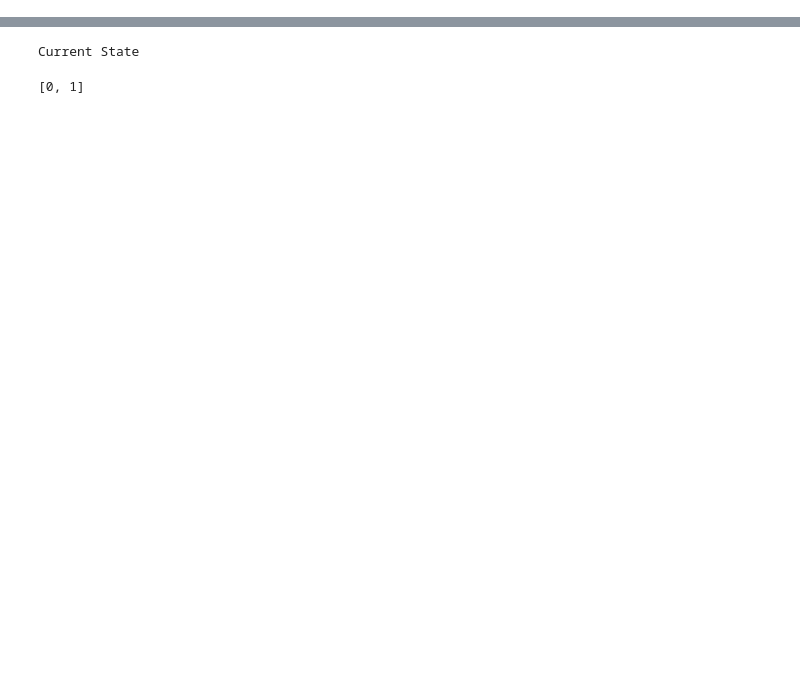
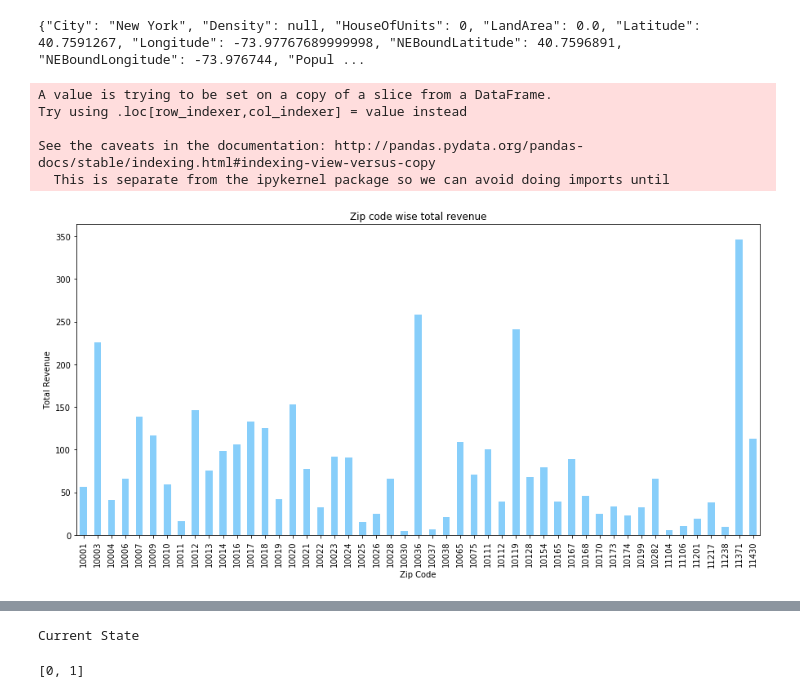
Before and after one commit to marufdsi/TaxiRevenue, a Jupyter notebook: Visualize Trip Data.ipynb, the cells around one changed output, grey strips where cells are left out. Drawn from its saved outputs; the diff is of its cells as text; code cells hidden in the pictures; blank space fills up the shorter version.

```diff
--- a/Visualize Trip Data.ipynb
+++ b/Visualize Trip Data.ipynb
@@ -33,4 +378,0 @@ raw_trip_data.head()
-# %%
-trip_data = raw_trip_data.loc[0:100,]
-trip_data['zip_code'] = None
-trip_data.keys()
@@ -67,0 +394,10 @@ GeocoderTimedOut: Service timed out
+# %%
+pickup_datetime = trip_data['pickup_datetime']
+time_inteval = []
+for i in range(pickup_datetime.size):
+    hour = pickup_datetime[i].hour
+    if hour>5 and hour<18:
+        time_inteval.append('Day')
+    else:
+        time_inteval.append('Night')
+trip_data['time_inteval'] = time_inteval
@@ -67,0 +410,13 @@ GeocoderTimedOut: Service timed out
+# %%
+geolocator = Nominatim()
+longtitude = trip_data['pickup_longitude']
+latitude = trip_data['pickup_latitude']
+zip_codes =[]
+for i in range(longtitude.size):
+    res = search.by_coordinate(latitude[i], longtitude[i], radius=0.2, returns=0.2)
+    if(len(res) > 0):
+        address = res[0]
+        zip_codes.append(address['Zipcode'])
+    else:
+        zip_codes.append('NA')
+trip_data['zip_code'] = zip_codes
@@ -67,0 +438,25 @@ GeocoderTimedOut: Service timed out
+# %%
+res = search.by_coordinate(40.757977, -73.978165, radius=0.2, returns=0.2)
+res[0]
+# %% [output]
+{"City": "New York", "Density": null, "HouseOfUnits": 0, "LandArea": 0.0, "Latitude": 40.7591267, "Longitude": -73.97767689999998, "NEBoundLatitude": 40.7596891, "NEBoundLongitude": -73.976744, "Popul ...
+# %%
+revenue = trip.loc[0:1000,]['total_amount']
+trip_and_fare = trip_data
+trip_and_fare['total_amount'] = revenue
+trip_and_fare = trip_and_fare[trip_and_fare['zip_code'] != 'NA']
+# %% [output]
+A value is trying to be set on a copy of a slice from a DataFrame.
+Try using .loc[row_indexer,col_indexer] = value instead
+
+See the caveats in the documentation: http://pandas.pydata.org/pandas-docs/stable/indexing.html#indexing-view-versus-copy
+  This is separate from the ipykernel package so we can avoid doing imports until
+# %%
+zip_wise_revenue = trip_and_fare.groupby(['zip_code']).sum()['total_amount']
+zip_wise_revenue = zip_wise_revenue.sort_index()
+zip_wise_revenue.plot(kind = 'bar', figsize=(15, 7), title='Zip code wise total revenue', color='lightskyblue')
+plt.xlabel('Zip Code')
+plt.ylabel('Total Revenue')
+plt.show()
+# %% [output]
+[figure, added]
```
Also changed, not shown: parts of 37 cells of this notebook.
